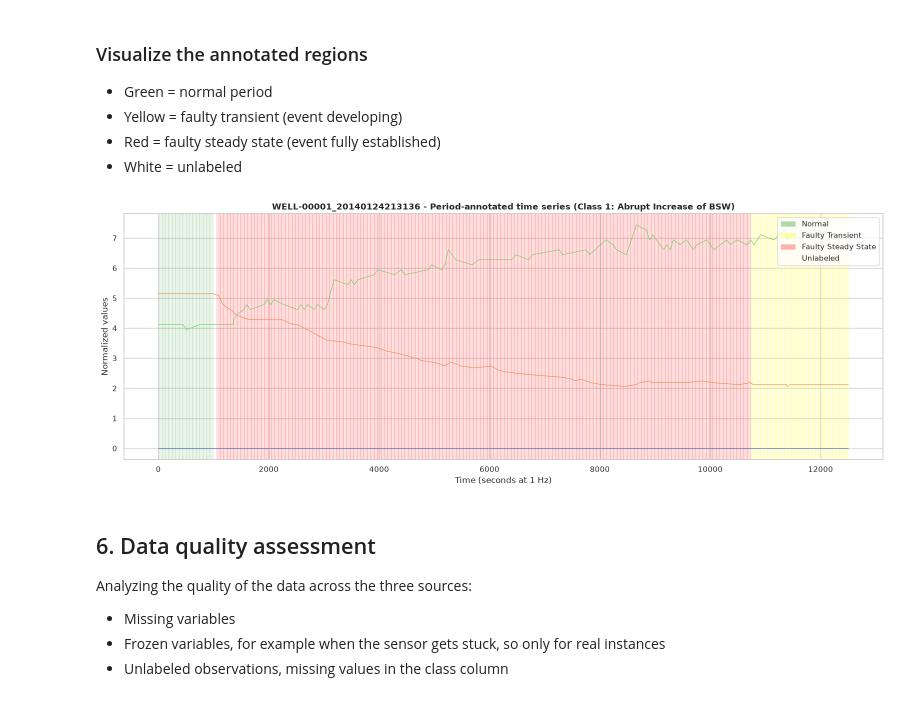
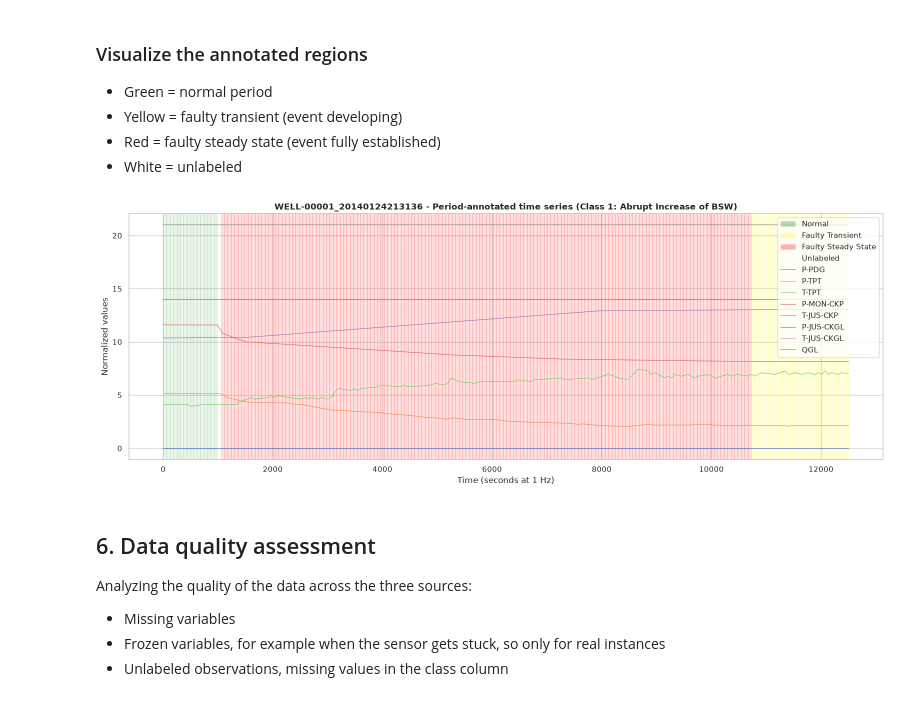
Before and after one commit to lollogiro/ai4i-transfer-learning-synthetic, a Jupyter notebook: stage1-data_exploration/3w.ipynb, the cells around one changed output. Cells and saved outputs as stored; diff of their text form; code cells hidden in the pictures.

```diff
--- a/stage1-data_exploration/3w.ipynb
+++ b/stage1-data_exploration/3w.ipynb
@@ -483,7 +483,7 @@ if CLASS in data and 'real' in data[CLASS]:
     fig, ax = plt.subplots(figsize=(16, 6))
 
     t = np.arange(len(df))
-    for i, var in enumerate(VARIABLE_NAMES[:3]):
+    for i, var in enumerate(VARIABLE_NAMES):
         if var in df.columns:
             vals = df[var].values
             if np.nanstd(vals) > 0:
@@ -495,35 +495,39 @@ if CLASS in data and 'real' in data[CLASS]:
 
     for idx in range(0, len(labels), step):
         lbl = labels[idx]
         if lbl == 0:
             color, alpha = 'green', 0.08
         elif isinstance(lbl, float) and np.isnan(lbl):
             color, alpha = 'white', 0.08
         elif lbl in range(1, 9):
             color, alpha = 'yellow', 0.12
         elif lbl in range(101, 109):
             color, alpha = 'red', 0.12
         else:
             continue
         ax.axvspan(idx, min(idx + step, len(labels)), alpha=alpha, color=color)
 
     legend_elements = [
         Patch(facecolor='green', alpha=0.3, label='Normal'),
         Patch(facecolor='yellow', alpha=0.3, label='Faulty Transient'),
         Patch(facecolor='red', alpha=0.3, label='Faulty Steady State'),
         Patch(facecolor='white', alpha=0.3, label='Unlabeled'),
     ]
-    ax.legend(handles=legend_elements, loc='upper right')
+    handles = legend_elements + [
+        plt.Line2D([0], [0], color=f'C{i}', linewidth=0.8, label=var)
+        for i, var in enumerate(VARIABLE_NAMES) if var in df.columns
+    ]
+    ax.legend(handles=handles, loc='upper right')
 
     ax.set_title(f'{sample["id"]} - Period-annotated time series (Class {CLASS}: {CLASS_NAMES[CLASS]})',
                  fontweight='bold')
     ax.set_xlabel('Time (seconds at 1 Hz)')
     ax.set_ylabel('Normalized values')
 
     plt.tight_layout()
     plt.show()
 # %% [output]
-[figure, old version]
+[figure, new version]
 # %% [markdown]
 ## 6. Data quality assessment
 
```
Also changed, not shown: 1 other file.
